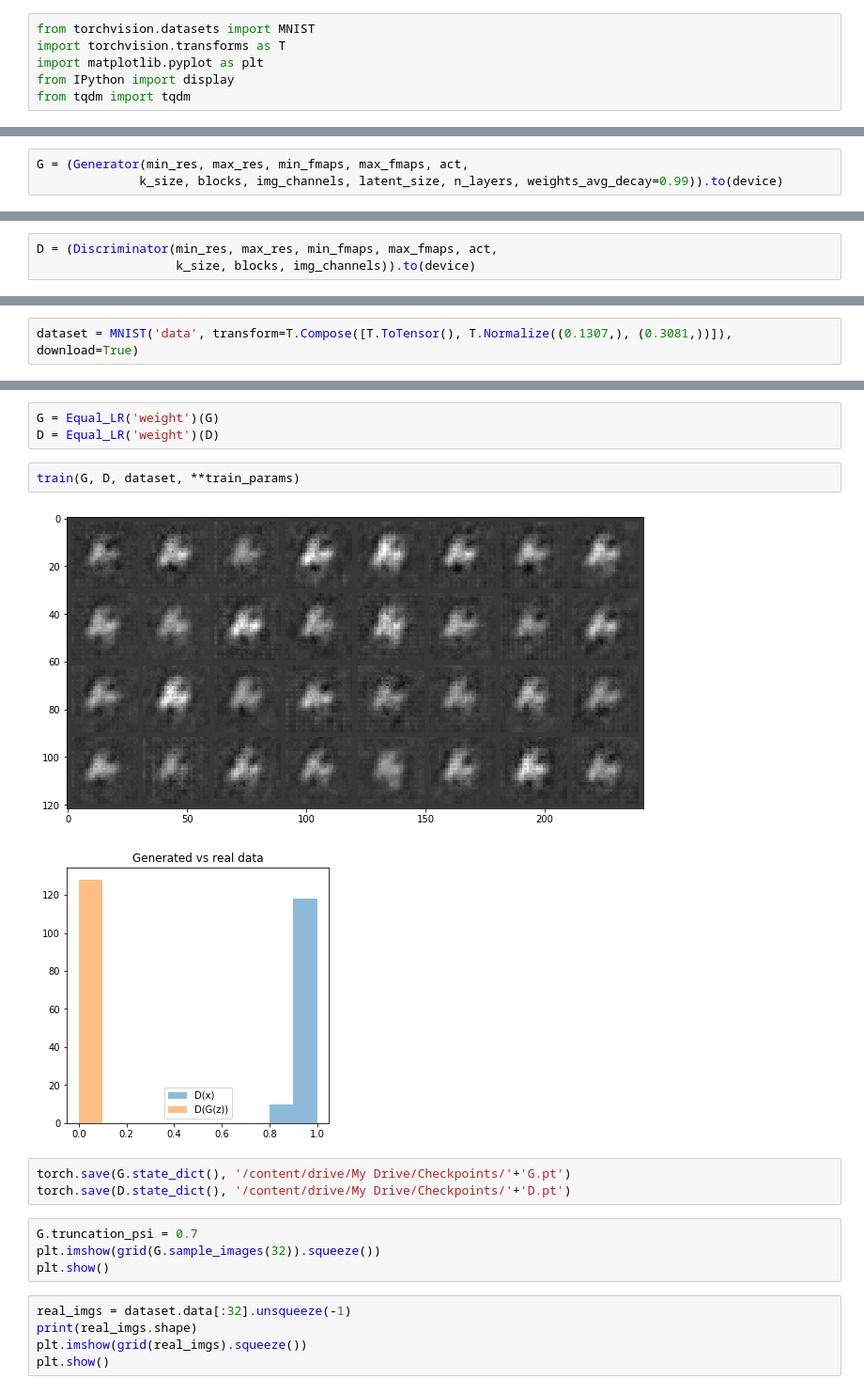
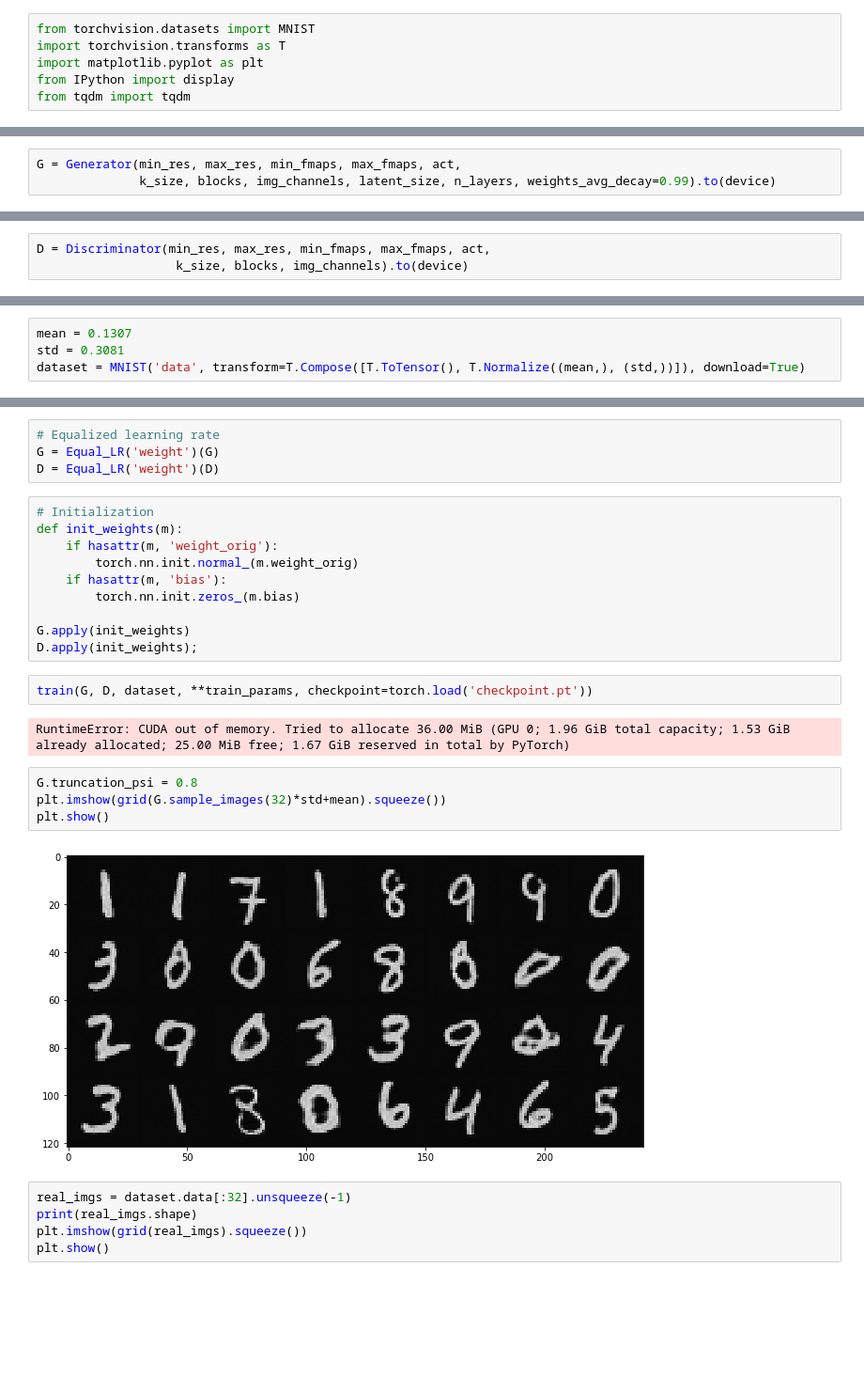
Before and after one commit to simplerick/stylegan2_pytorch, a Jupyter notebook: stylegan2.ipynb, the cells around one changed output, grey strips where cells are left out. Shown at 94% size. Saved outputs shown, nothing was run; the diff lists cells and outputs as text; blank space fills up the shorter version.

```diff
--- a/stylegan2.ipynb
+++ b/stylegan2.ipynb
@@ -159,3 +252,3 @@ class Generator(nn.Module):
 # %%
-G = (Generator(min_res, max_res, min_fmaps, max_fmaps, act,
-              k_size, blocks, img_channels, latent_size, n_layers, weights_avg_decay=0.99)).to(device)
+G = Generator(min_res, max_res, min_fmaps, max_fmaps, act,
+              k_size, blocks, img_channels, latent_size, n_layers, weights_avg_decay=0.99).to(device)
@@ -192,3 +255,3 @@ class Discriminator(nn.Module):
 # %%
-D = (Discriminator(min_res, max_res, min_fmaps, max_fmaps, act,
-                   k_size, blocks, img_channels)).to(device)
+D = Discriminator(min_res, max_res, min_fmaps, max_fmaps, act,
+                   k_size, blocks, img_channels).to(device)
@@ -263,2 +258,4 @@ def train(G, D, dataset, max_iter, batch_size,
 # %%
-dataset = MNIST('data', transform=T.Compose([T.ToTensor(), T.Normalize((0.1307,), (0.3081,))]), download=True)
+mean = 0.1307
+std = 0.3081
+dataset = MNIST('data', transform=T.Compose([T.ToTensor(), T.Normalize((mean,), (std,))]), download=True)
@@ -268,18 +262,27 @@ dataset = MNIST('data', transform=T.Compose([T.ToTensor(), T.Normalize((0.1307,)
 # %%
+# Equalized learning rate
 G = Equal_LR('weight')(G)
 D = Equal_LR('weight')(D)
+# %%
+# Initialization
+def init_weights(m):
+    if hasattr(m, 'weight_orig'):
+        torch.nn.init.normal_(m.weight_orig)
+    if hasattr(m, 'bias'):
+        torch.nn.init.zeros_(m.bias)
+
+G.apply(init_weights)
+D.apply(init_weights);
 # %%
-train(G, D, dataset, **train_params)
+train(G, D, dataset, **train_params, checkpoint=torch.load('checkpoint.pt'))
 # %% [output]
-[figure, removed]
-[figure, removed]
+RuntimeError: CUDA out of memory. Tried to allocate 36.00 MiB (GPU 0; 1.96 GiB total capacity; 1.53 GiB already allocated; 25.00 MiB free; 1.67 GiB reserved in total by PyTorch)
-# %%
-torch.save(G.state_dict(), '/content/drive/My Drive/Checkpoints/'+'G.pt')
-torch.save(D.state_dict(), '/content/drive/My Drive/Checkpoints/'+'D.pt')
 # %%
-G.truncation_psi = 0.7
-plt.imshow(grid(G.sample_images(32)).squeeze())
+G.truncation_psi = 0.8
+plt.imshow(grid(G.sample_images(32)*std+mean).squeeze())
 plt.show()
+# %% [output]
+[figure, added]
 # %%
 real_imgs = dataset.data[:32].unsqueeze(-1)
 print(real_imgs.shape)
```
Also changed, not shown: parts of 35 cells of this notebook.
